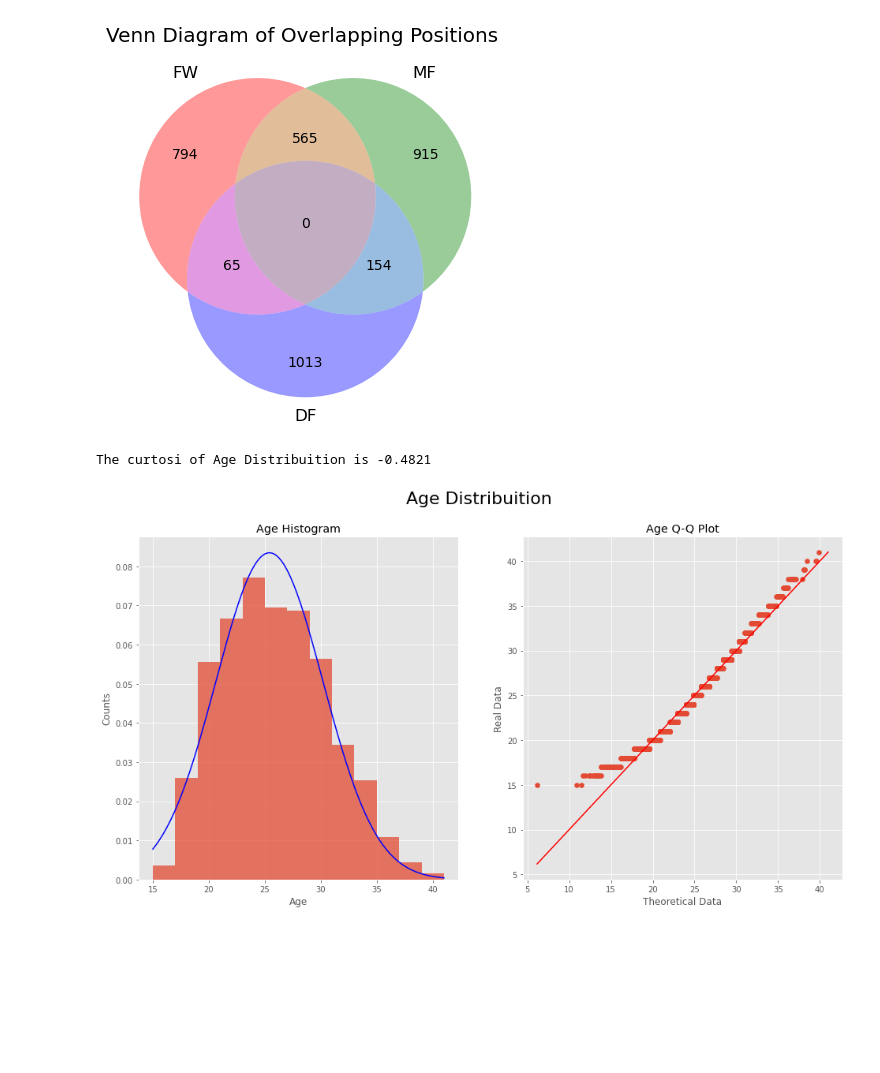
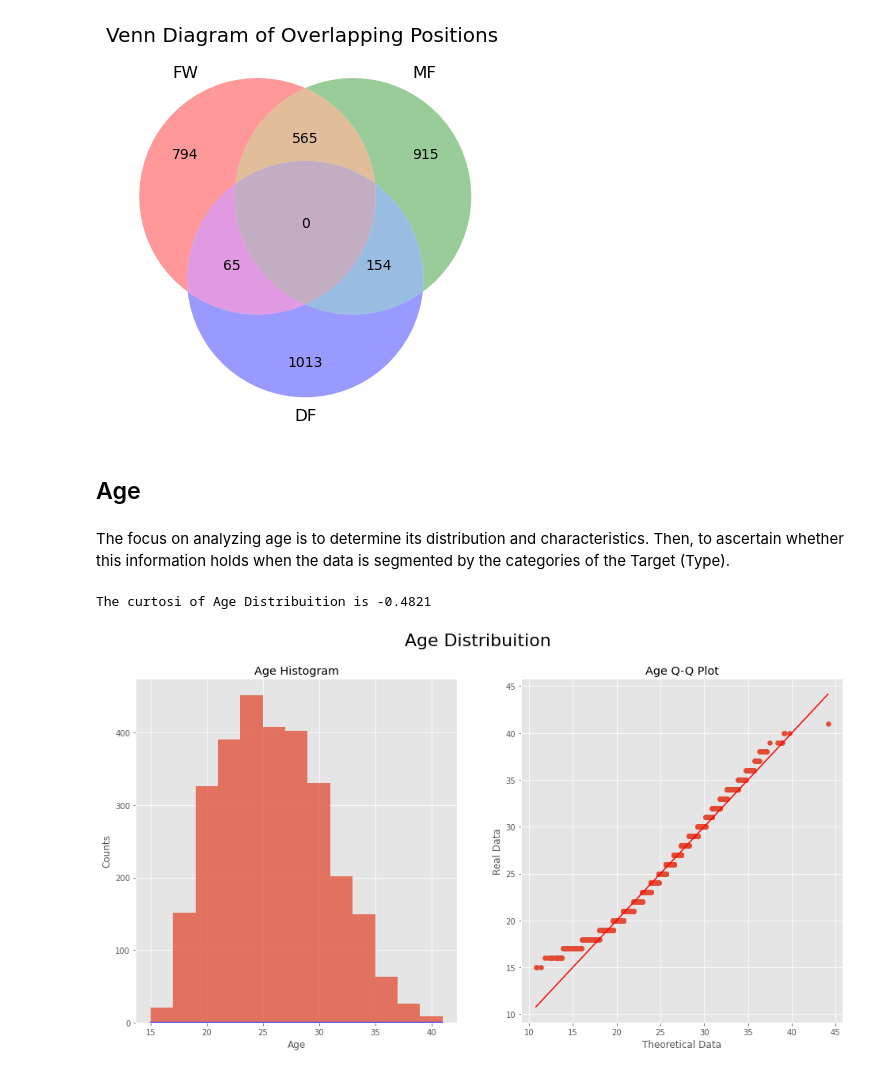
Before and after one commit to IsraelFPM/FootBall-EDA, a Jupyter notebook: PlayersAnalyses.ipynb, the cells around one changed output. Cells and saved outputs as stored; diff of their text form; code cells hidden in the pictures; blank space fills up the shorter version.

```diff
--- a/PlayersAnalyses.ipynb
+++ b/PlayersAnalyses.ipynb
@@ -204,6 +206,10 @@ venn3_unweighted(
 plt.show()
 # %% [output]
 [figure]
+# %% [markdown]
+## Age
+# %% [markdown]
+The focus on analyzing age is to determine its distribution and characteristics. Then, to ascertain whether this information holds when the data is segmented by the categories of the Target (Type).
 # %%
 feature = Player["Age"]
 mean = feature.mean()
@@ -211,33 +217,33 @@ std = feature.std()
 quantis = np.random.normal(mean, std, len(feature))
 real = feature.values
 
 x = np.linspace(min(feature),max(feature),len(feature))
 bell = (1 / (std * np.sqrt(2 * np.pi))) * np.exp(-(x - mean)**2 / (2 * std**2))
 
 quantis.sort()
 real.sort()
 min_value = min(quantis[0], real[0])
 max_value = max(quantis[-1], real[-1])
 
 fig, axs = plt.subplots(1,2,figsize = (16,8))
 print(f'The curtosi of Age Distribuition is {round(feature.kurtosis(),4)}')
 
 plt.suptitle('Age Distribuition',fontsize = 22)
 axs[0].plot(x,bell,color = 'blue')
-axs[0].hist(feature, bins = 'sturges',density= True, alpha = 0.75)
+axs[0].hist(feature, bins = 'sturges', alpha = 0.75)
 axs[0].set_xlabel('Age')
 axs[0].set_ylabel('Counts')
 axs[0].set_title('Age Histogram')
 
 
 axs[1].scatter(quantis, real, )
 axs[1].set_xlabel('Theoretical Data')
 axs[1].set_ylabel('Real Data')
 axs[1].set_title('Age Q-Q Plot')
 
-plt.plot([min_value, max_value], [min_value, max_value], color='red')
+axs[1].plot([min_value, max_value], [min_value, max_value], color='red')
 
 plt.show()
 # %% [output]
 The curtosi of Age Distribuition is -0.4821
-[figure, old version]
+[figure, new version]
```
Also changed, not shown: parts of 9 cells of this notebook.
